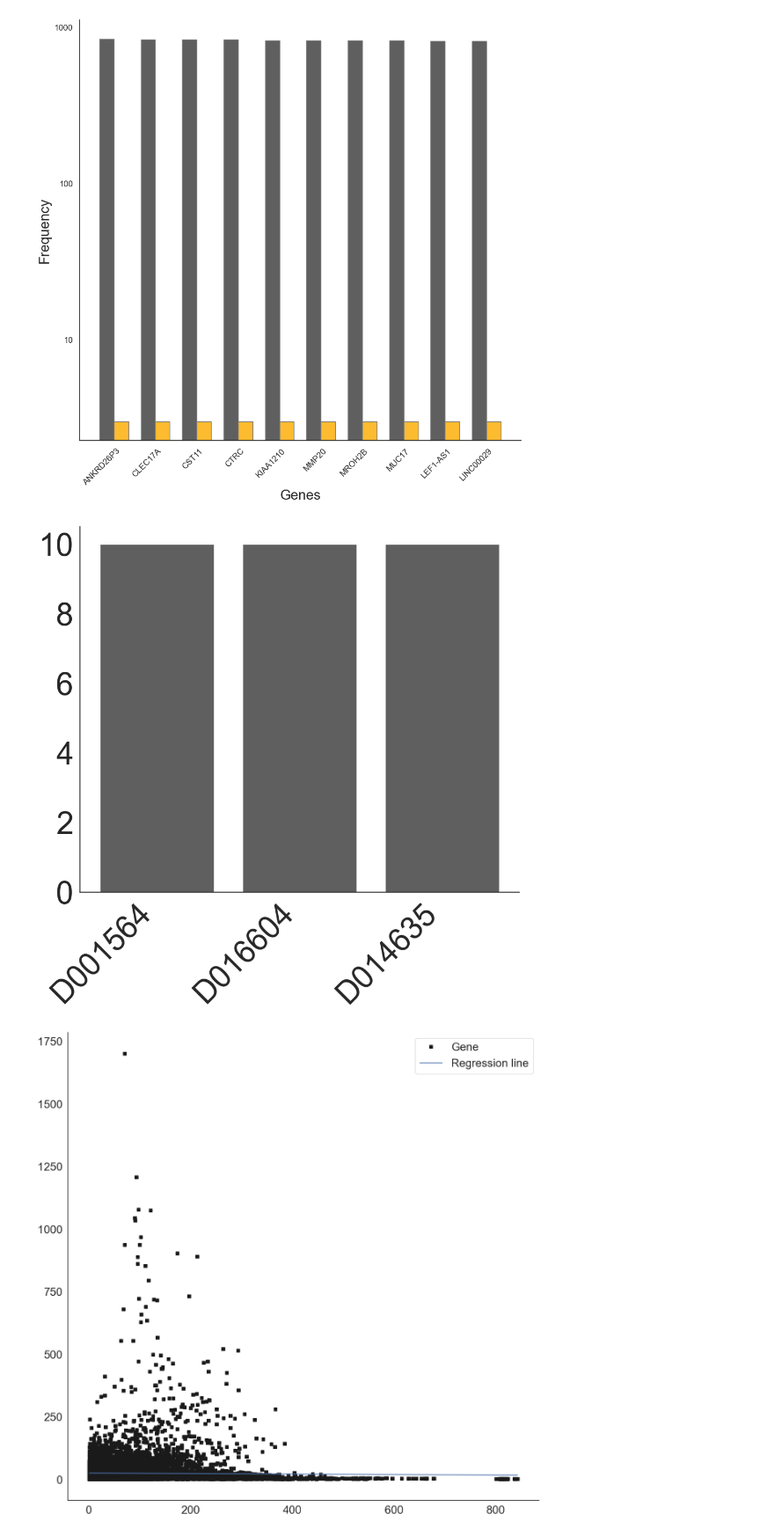
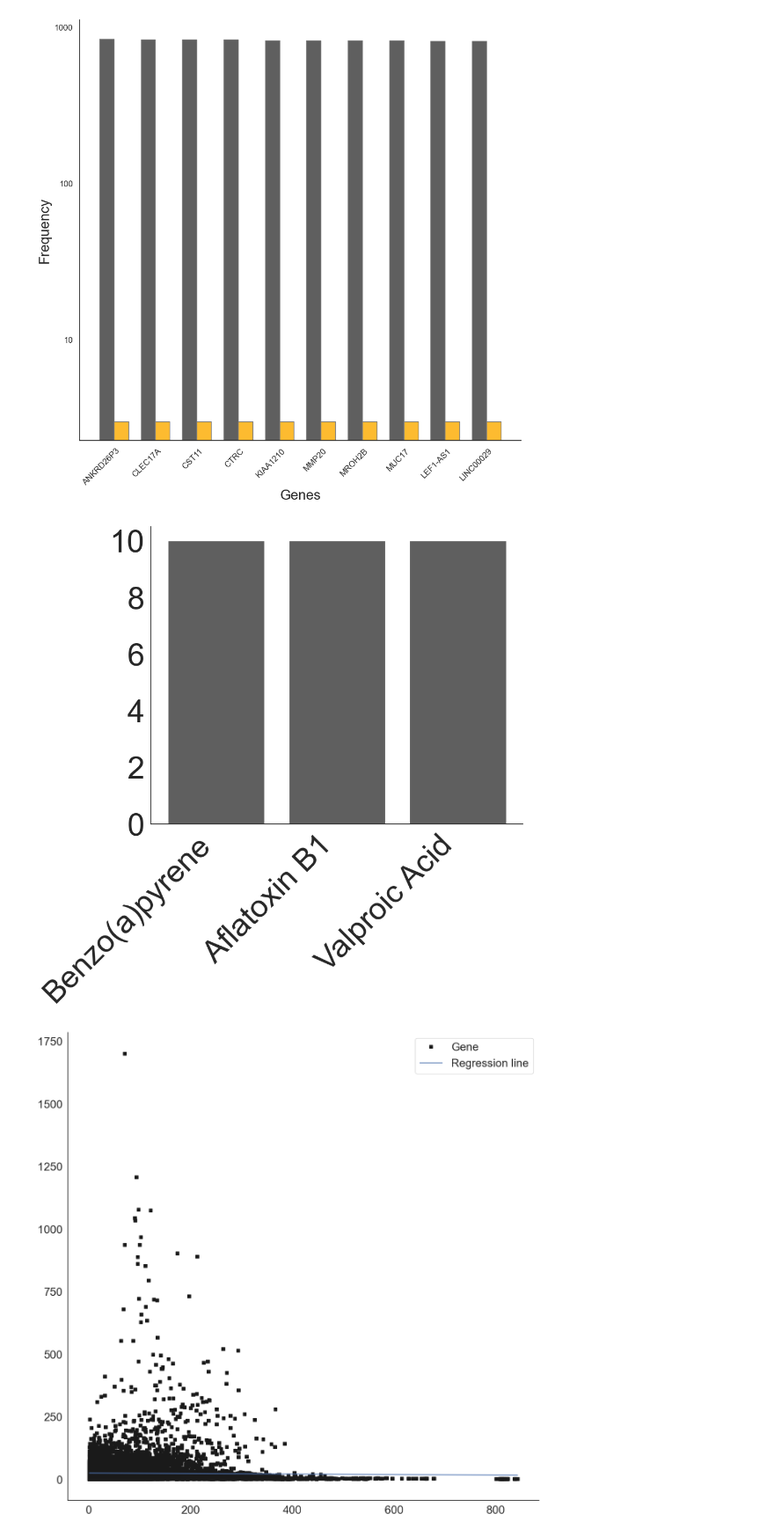
Before and after one commit to menchelab/Exposome, a Jupyter notebook: Exp_fin_2_EEN_GGN_definition.ipynb, the cells around one changed output. Shown at 88% size. Saved outputs shown, nothing was run; the diff lists cells and outputs as text; code cells hidden in the pictures.

```diff
--- a/Exp_fin_2_EEN_GGN_definition.ipynb
+++ b/Exp_fin_2_EEN_GGN_definition.ipynb
@@ -872,6 +993,26 @@ plt.show()
 plt.close()
 # %% [output]
 [figure]
+# %%
+
+# ---- Prepare the data ----
+fdr_keys = set([k[0][4:] for k in comb_threshold_dict_nodes_GGN_ji.keys()])
+backbone_keys = set([k[1] for k in comb_threshold_dict_nodes_GGN_ji.keys()])
+datalist = []
+
+for fdr in fdr_keys:
+    back_list = [float(fdr)]
+    for k, v in comb_threshold_dict_nodes_GGN_ji.items():
+        if fdr == k[0][4:]:
+            back_list.append(float(v))
+    datalist.append(back_list)
+
+columnlist = ['Alpha significance'] + list(backbone_keys)
+df_SF3C = pd.DataFrame(datalist, columns=columnlist)
+df_SF3C = df_SF3C.sort_values(by='Alpha significance', ascending=False)
+
+with pd.ExcelWriter("output/Source_Data_exposurome.xlsx", engine="openpyxl", mode="a", if_sheet_exists="replace") as writer:
+    df_SF3C.to_excel(writer, sheet_name="SF3C", index=False)
 # %%
 
 fdr_keys=set([k[0][4:] for k in comb_threshold_dict_edges_GGN_ji.keys()])
@@ -903,6 +1044,26 @@ plt.show()
 plt.close()
 # %% [output]
 [figure]
+# %%
+
+# ---- Prepare the data ----
+fdr_keys = set([k[0][4:] for k in comb_threshold_dict_edges_GGN_ji.keys()])
+backbone_keys = set([k[1] for k in comb_threshold_dict_edges_GGN_ji.keys()])
+datalist = []
+
+for fdr in fdr_keys:
+    back_list = [float(fdr)]
+    for k, v in comb_threshold_dict_edges_GGN_ji.items():
+        if fdr == k[0][4:]:
+            back_list.append(float(v))
+    datalist.append(back_list)
+
+columnlist = ['Alpha significance'] + list(backbone_keys)
+df_SF3D = pd.DataFrame(datalist, columns=columnlist)
+df_SF3D = df_SF3D.sort_values(by='Alpha significance', ascending=False)
+
+with pd.ExcelWriter("output/Source_Data_exposurome.xlsx", engine="openpyxl", mode="a", if_sheet_exists="replace") as writer:
+    df_SF3D.to_excel(writer, sheet_name="SF3D", index=False)
 # %%
 for k,v in comb_threshold_dict_edges_GGN_ji.items():
     if v<1500000 and comb_threshold_dict_nodes_GGN_ji[k]>20000:
@@ -1101,32 +1288,32 @@ import matplotlib.pyplot as plt
 import numpy as np
 from matplotlib.pyplot import figure
 from matplotlib.ticker import MaxNLocator
 fig1, ax1 = plt.subplots(figsize=(10, 10))
 
-new_label=[g[0] for g in exp_top10_dict_count[:3]]
+new_label=[chem_id_name_conversion[g[0]] for g in exp_top10_dict_count[:3]]
 frequency=[g[1] for g in exp_top10_dict_count[:3]]
 
 
 x = np.arange(3)
 
 ax1.spines['top'].set_visible(False)
 ax1.spines['right'].set_visible(False)
 ax1.spines['bottom'].set_visible(True)
 ax1.spines['left'].set_visible(True)
 
 plt.bar(x, frequency,color='#5F5F5F')
 #plt.title('Frequency of exposures rank by their degree',fontsize=32)
 #plt.ylabel('Frequency',fontsize=20)
 #plt.xlabel('Exposures',fontsize=20)
 #plt.xticks(x, new_label,fontsize=45,rotation=45,ha='right')
 ax1.set_yticklabels([int(i) for i in list(ax1.get_yticks())], size = 36)
 plt.xticks(x, new_label,fontsize=45,rotation=45,ha='right')
 #plt.yticks([],fontsize=45,rotation=45,ha='right')
 plt.yticks(fontsize=45)
 plt.tight_layout()
 
 
 #plt.savefig('output/Figures/SF3B.pdf',format='pdf',dpi=300, bbox_inches = "tight") #This is the final SF2B
 plt.show()
 # %% [output]
-[figure, old version]
+[figure, new version]
```
Also changed, not shown: parts of 16 cells of this notebook.
